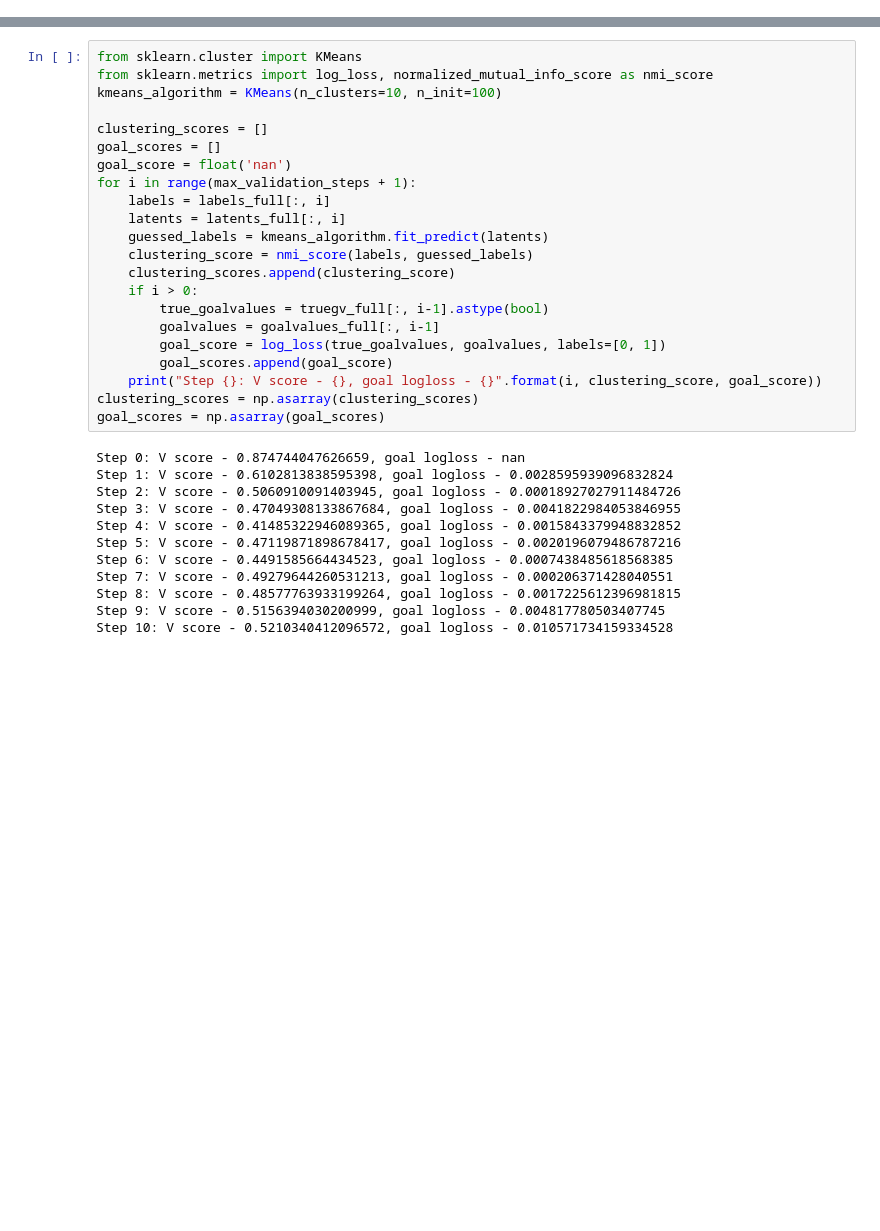
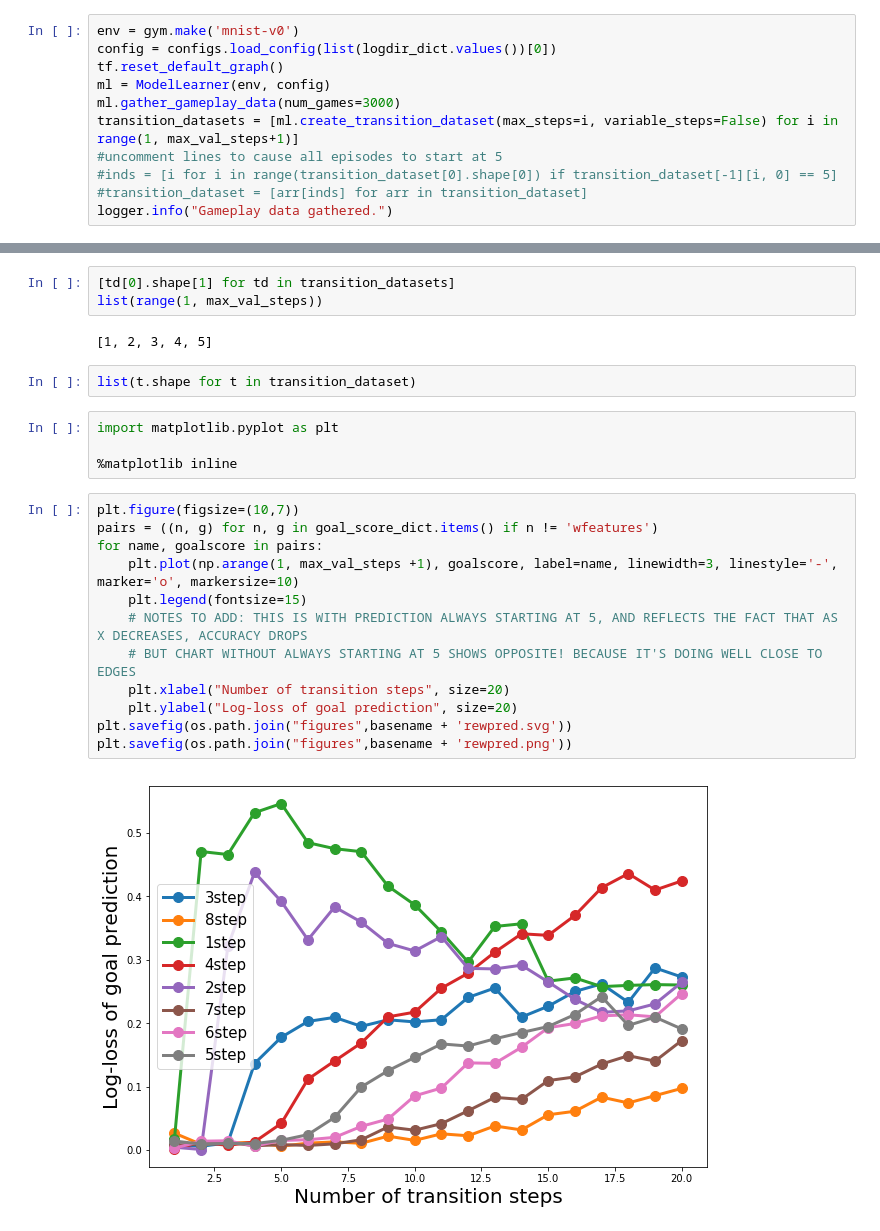
Before and after one commit to yoshavit/sparse-model-learning, a Jupyter notebook: run_analytics.ipynb, the cells around one changed output, grey strips where cells are left out. Drawn from its saved outputs; the diff is of its cells as text; blank space fills up the shorter version.

```diff
--- a/run_analytics.ipynb
+++ b/run_analytics.ipynb
@@ -36,0 +35,11 @@ data/fromphaedra/varying_x_scalar/linear_x0/
+# %%
+env = gym.make('mnist-v0')
+config = configs.load_config(list(logdir_dict.values())[0])
+tf.reset_default_graph()
+ml = ModelLearner(env, config)
+ml.gather_gameplay_data(num_games=3000)
+transition_datasets = [ml.create_transition_dataset(max_steps=i, variable_steps=False) for i in range(1, max_val_steps+1)]
+#uncomment lines to cause all episodes to start at 5
+#inds = [i for i in range(transition_dataset[0].shape[0]) if transition_dataset[-1][i, 0] == 5]
+#transition_dataset = [arr[inds] for arr in transition_dataset]
+logger.info("Gameplay data gathered.")
@@ -104,34 +218,25 @@ INFO:tensorflow:Restoring parameters from data/fromphaedra/varying_x_scalar/line
-# %%
-from sklearn.cluster import KMeans
-from sklearn.metrics import log_loss, normalized_mutual_info_score as nmi_score
-kmeans_algorithm = KMeans(n_clusters=10, n_init=100)
-
-clustering_scores = []
-goal_scores = []
-goal_score = float('nan')
-for i in range(max_validation_steps + 1):
-    labels = labels_full[:, i]
-    latents = latents_full[:, i]
-    guessed_labels = kmeans_algorithm.fit_predict(latents)
-    clustering_score = nmi_score(labels, guessed_labels)
-    clustering_scores.append(clustering_score)
-    if i > 0:
-        true_goalvalues = truegv_full[:, i-1].astype(bool)
-        goalvalues = goalvalues_full[:, i-1]
-        goal_score = log_loss(true_goalvalues, goalvalues, labels=[0, 1])
-        goal_scores.append(goal_score)
-    print("Step {}: V score - {}, goal logloss - {}".format(i, clustering_score, goal_score))
-clustering_scores = np.asarray(clustering_scores)
-goal_scores = np.asarray(goal_scores)
-# %% [output]
-Step 0: V score - 0.874744047626659, goal logloss - nan
-Step 1: V score - 0.6102813838595398, goal logloss - 0.0028595939096832824
-Step 2: V score - 0.5060910091403945, goal logloss - 0.00018927027911484726
-Step 3: V score - 0.47049308133867684, goal logloss - 0.0041822984053846955
-Step 4: V score - 0.41485322946089365, goal logloss - 0.0015843379948832852
-Step 5: V score - 0.47119871898678417, goal logloss - 0.0020196079486787216
-Step 6: V score - 0.4491585664434523, goal logloss - 0.0007438485618568385
-Step 7: V score - 0.49279644260531213, goal logloss - 0.000206371428040551
-Step 8: V score - 0.48577763933199264, goal logloss - 0.0017225612396981815
-Step 9: V score - 0.5156394030200999, goal logloss - 0.004817780503407745
-Step 10: V score - 0.5210340412096572, goal logloss - 0.010571734159334528
+# %%
+[td[0].shape[1] for td in transition_datasets]
+list(range(1, max_val_steps))
+# %% [output]
+[1, 2, 3, 4, 5]
+# %%
+list(t.shape for t in transition_dataset)
+# %%
+import matplotlib.pyplot as plt
+
+%matplotlib inline
+# %%
+plt.figure(figsize=(10,7))
+pairs = ((n, g) for n, g in goal_score_dict.items() if n != 'wfeatures')
+for name, goalscore in pairs:
+    plt.plot(np.arange(1, max_val_steps +1), goalscore, label=name, linewidth=3, linestyle='-', marker='o', markersize=10)
+    plt.legend(fontsize=15)
+    # NOTES TO ADD: THIS IS WITH PREDICTION ALWAYS STARTING AT 5, AND REFLECTS THE FACT THAT AS X DECREASES, ACCURACY DROPS
+    # BUT CHART WITHOUT ALWAYS STARTING AT 5 SHOWS OPPOSITE! BECAUSE IT'S DOING WELL CLOSE TO EDGES
+    plt.xlabel("Number of transition steps", size=20)
+    plt.ylabel("Log-loss of goal prediction", size=20)
+plt.savefig(os.path.join("figures",basename + 'rewpred.svg'))
+plt.savefig(os.path.join("figures",basename + 'rewpred.png'))
+# %% [output]
+[figure, added]
```
Also changed, not shown: parts of 7 cells of this notebook, 2 other files.
